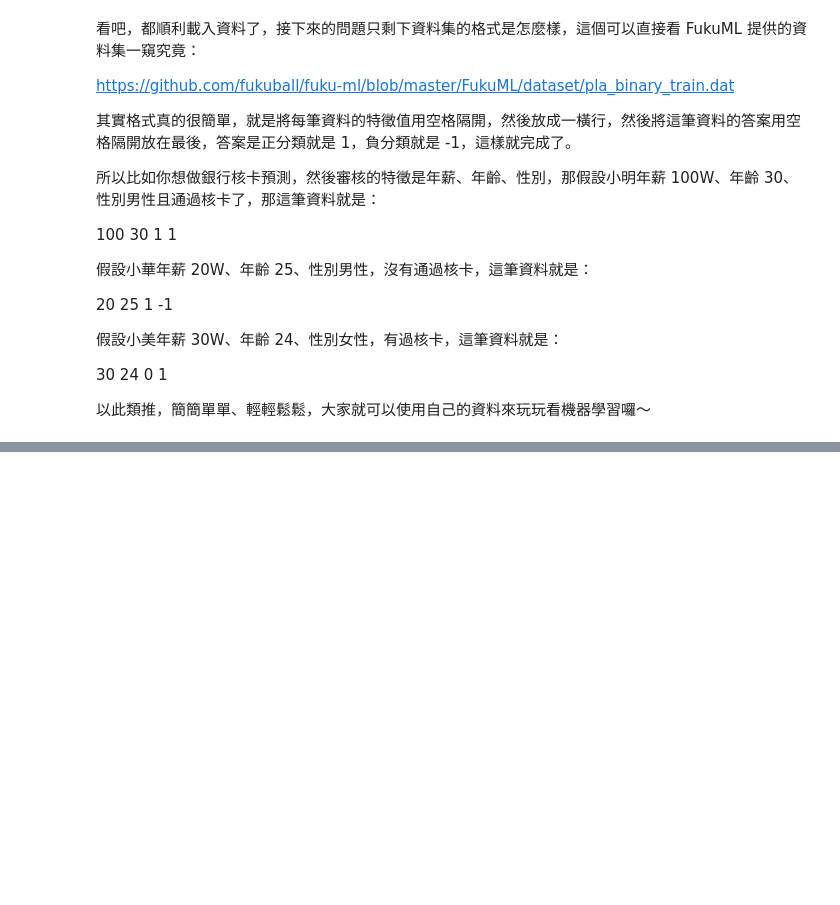
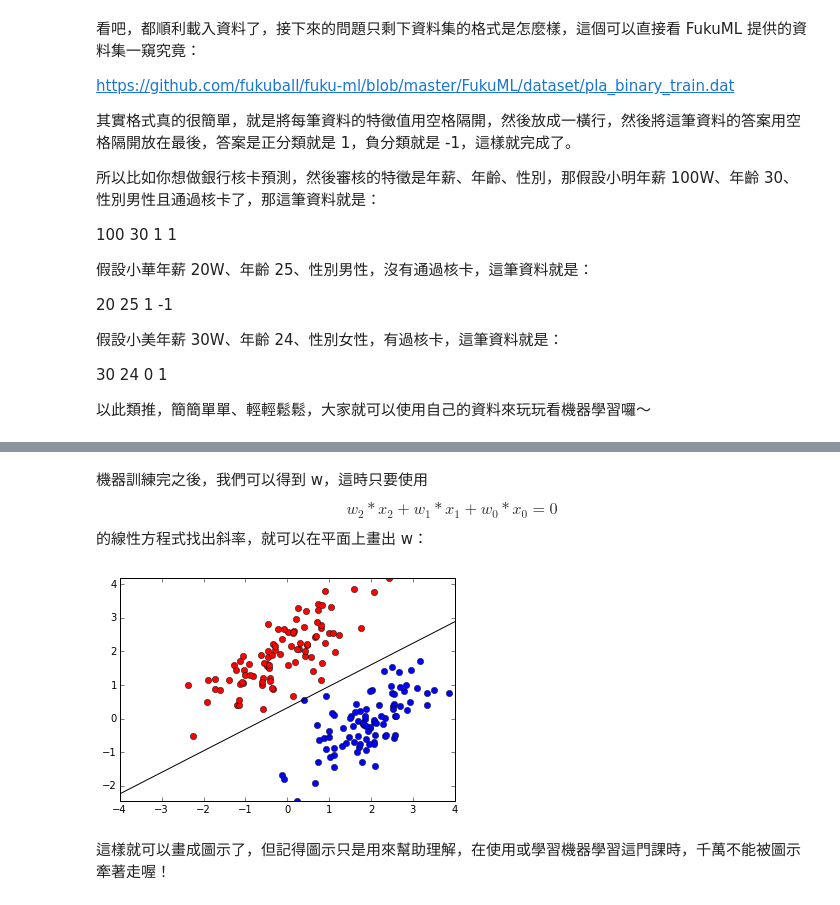
Before and after one commit to fukuball/fuku-ml, a Jupyter notebook: tutorial/Perceptron Binary Classification Learning Algorithm Tutorial.ipynb, the cells around one changed output, grey strips where cells are left out. Saved outputs shown, nothing was run; the diff lists cells and outputs as text; code cells hidden in the pictures; blank space fills up the shorter version.

```diff
--- a/tutorial/Perceptron Binary Classification Learning Algorithm Tutorial.ipynb
+++ b/tutorial/Perceptron Binary Classification Learning Algorithm Tutorial.ipynb
@@ -275,0 +301,26 @@ https://github.com/fukuball/fuku-ml/blob/master/FukuML/dataset/pla_binary_train.
+# %% [markdown]
+機器訓練完之後，我們可以得到 w，這時只要使用 $$w_2 * x_2 + w_1 * x_1 + w_0 * x_0 = 0$$ 的線性方程式找出斜率，就可以在平面上畫出 w：
+# %%
+pla_bc.set_param(loop_mode='naive_cycle', step_alpha=1)
+pla_bc.init_W()
+pla_bc.train()
+
+for idx, val in enumerate(pla_bc.train_Y):
+    if val==1:
+        plt.plot(pla_bc.train_X[idx,1], pla_bc.train_X[idx,2], "ro")
+    else:
+        plt.plot(pla_bc.train_X[idx,1], pla_bc.train_X[idx,2], "bo")
+
+a0 = -4;
+a1 = (-pla_bc.W[0]-pla_bc.W[1]*a0)/pla_bc.W[2]
+b0 = 4;
+b1 = (-pla_bc.W[0]-pla_bc.W[1]*b0)/pla_bc.W[2]
+
+plt.plot([a0, b0], [a1, b1], "k")
+
+plt.axis("tight")
+plt.show()
+# %% [output]
+[figure, added]
+# %% [markdown]
+這樣就可以畫成圖示了，但記得圖示只是用來幫助理解，在使用或學習機器學習這門課時，千萬不能被圖示牽著走喔！
```
Also changed, not shown: parts of 2 cells of this notebook, 2 other files.
